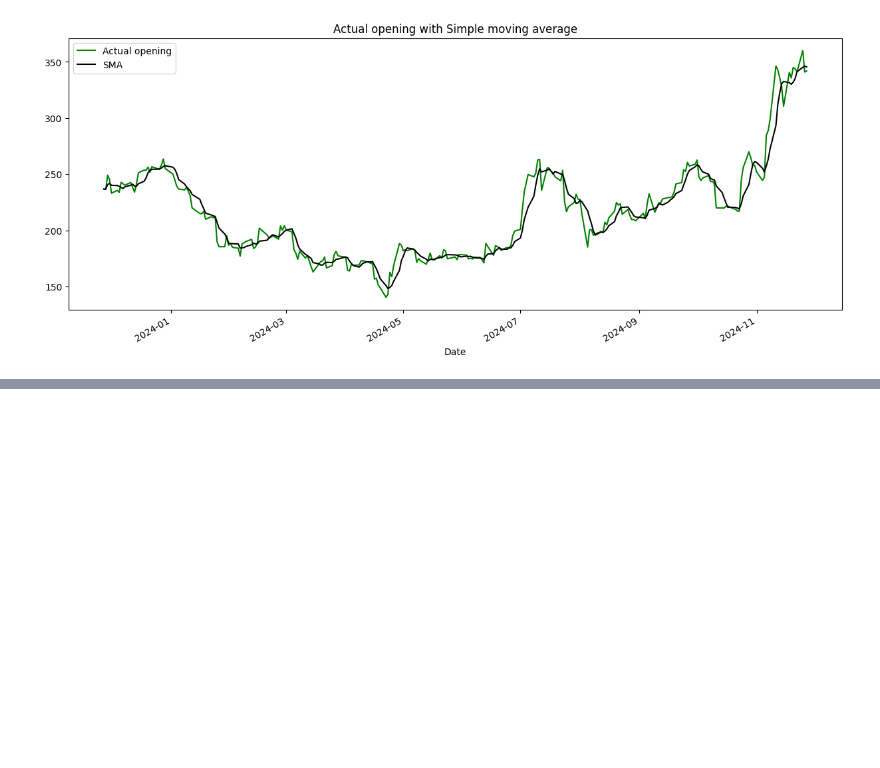
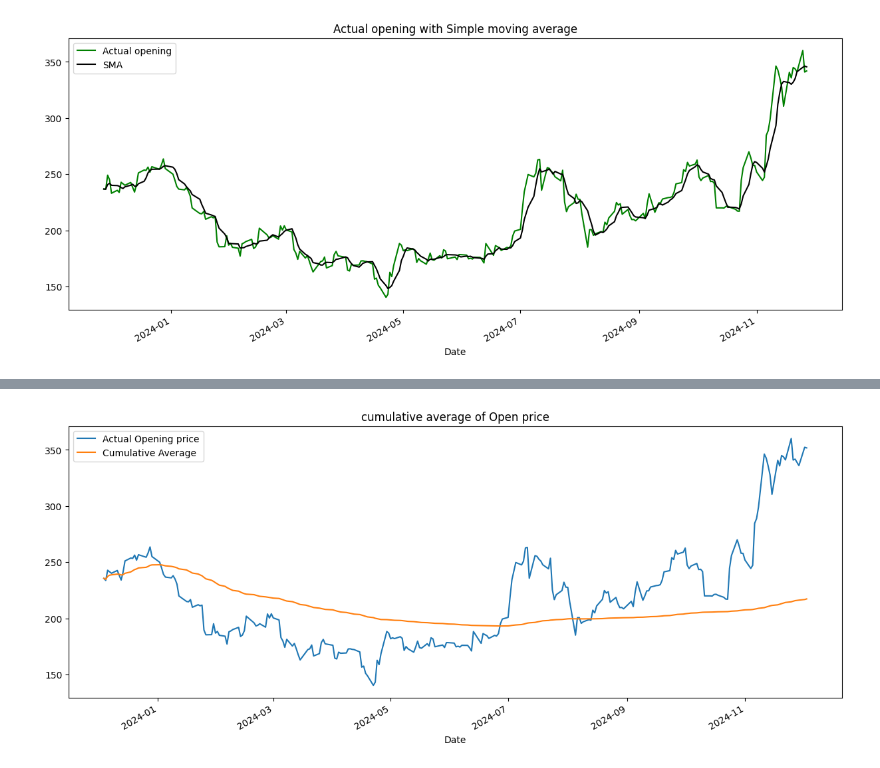
Before and after one commit to Ranjit-Singh-786/Data_science_coding_examples, a Jupyter notebook: Machine Learning/Time Series Analysis/Analysis_e.g.ipynb, the cells around one changed output, grey strips where cells are left out. Cells and saved outputs as stored; diff of their text form; code cells hidden in the pictures; blank space fills up the shorter version.

```diff
--- a/Machine Learning/Time Series Analysis/Analysis_e.g.ipynb
+++ b/Machine Learning/Time Series Analysis/Analysis_e.g.ipynb
@@ -94,0 +99,8 @@ plt.legend()
+# %%
+tesla_data['Open'].plot(figsize=(15,6),label="Actual Opening price")
+tesla_data['Open'].expanding().mean().plot(figsize=(15,6),label="Cumulative Average")
+plt.title("cumulative average of Open price",fontdict={})
+plt.legend()
+plt.show()
+# %% [output]
+[figure, added]
```
Also changed, not shown: parts of 9 cells of this notebook, 2 other files.
